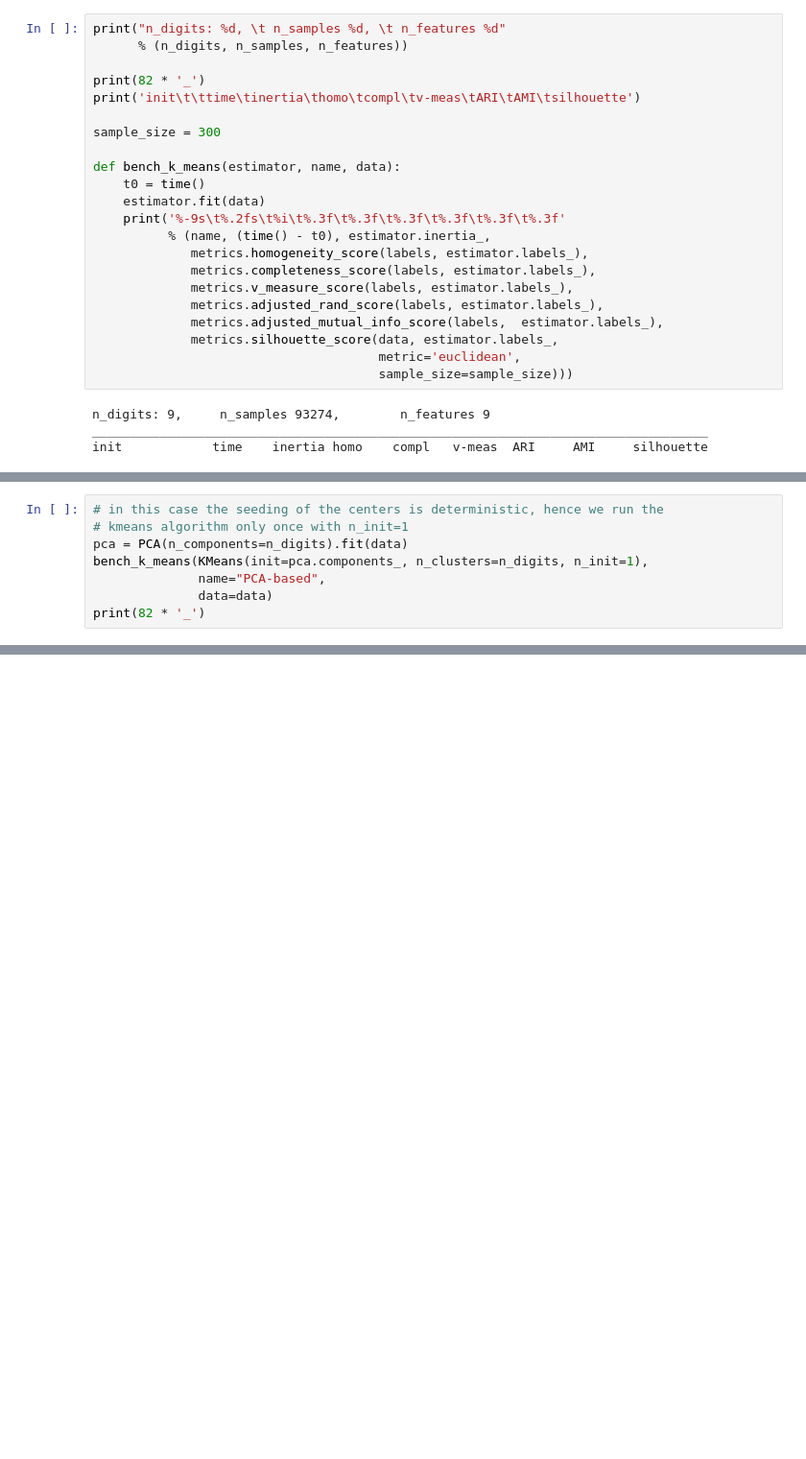
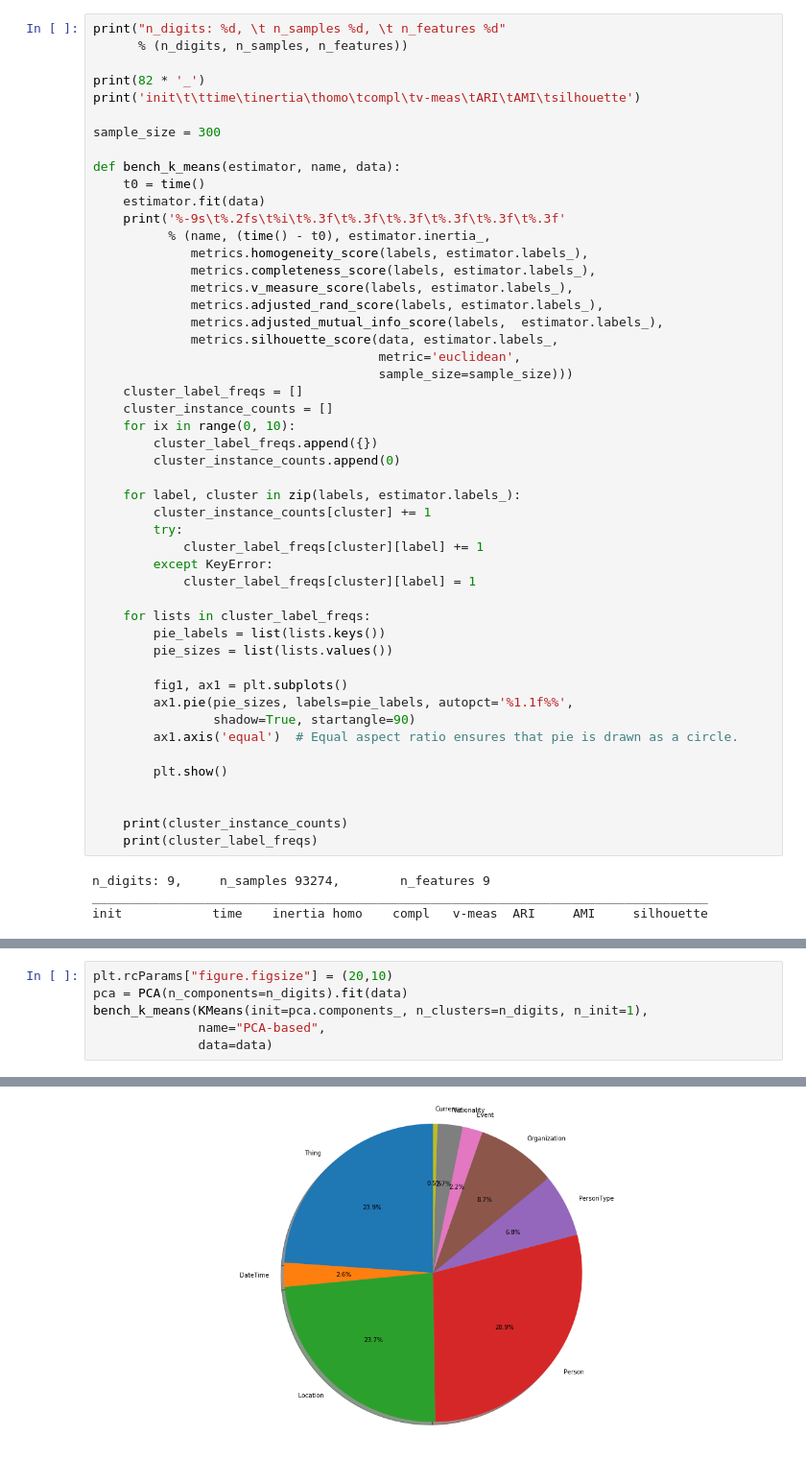
Before and after one commit to thejrace/cse4062_obarey, a Jupyter notebook: clustering_v2.ipynb, the cells around one changed output, grey strips where cells are left out. Shown at 96% size. Cells and saved outputs as stored; diff of their text form; blank space fills up the shorter version.

```diff
--- a/clustering_v2.ipynb
+++ b/clustering_v2.ipynb
@@ -43,6 +43,33 @@ def bench_k_means(estimator, name, data):
              metrics.silhouette_score(data, estimator.labels_,
                                       metric='euclidean',
                                       sample_size=sample_size)))
+    cluster_label_freqs = []
+    cluster_instance_counts = []
+    for ix in range(0, 10):
+        cluster_label_freqs.append({})
+        cluster_instance_counts.append(0)
+
+    for label, cluster in zip(labels, estimator.labels_):
+        cluster_instance_counts[cluster] += 1
+        try:
+            cluster_label_freqs[cluster][label] += 1
+        except KeyError:
+            cluster_label_freqs[cluster][label] = 1
+
+    for lists in cluster_label_freqs:
+        pie_labels = list(lists.keys())
+        pie_sizes = list(lists.values())
+
+        fig1, ax1 = plt.subplots()
+        ax1.pie(pie_sizes, labels=pie_labels, autopct='%1.1f%%',
+                shadow=True, startangle=90)
+        ax1.axis('equal')  # Equal aspect ratio ensures that pie is drawn as a circle.
+
+        plt.show()
+
+
+    print(cluster_instance_counts)
+    print(cluster_label_freqs)
 # %% [output]
 n_digits: 9,     n_samples 93274,        n_features 9
 __________________________________________________________________________________
@@ -59,9 +77,7 @@ random          18.75s  243491  0.163   0.124   0.141   0.101   0.141   0.169
 # %%
-# in this case the seeding of the centers is deterministic, hence we run the
-# kmeans algorithm only once with n_init=1
+plt.rcParams["figure.figsize"] = (20,10)
 pca = PCA(n_components=n_digits).fit(data)
 bench_k_means(KMeans(init=pca.components_, n_clusters=n_digits, n_init=1),
               name="PCA-based",
               data=data)
-print(82 * '_')
 # %% [output]
@@ -69,0 +85 @@ ________________________________________________________________________________
+[figure, added]
```
Also changed, not shown: parts of 5 cells of this notebook, 2 other files.
